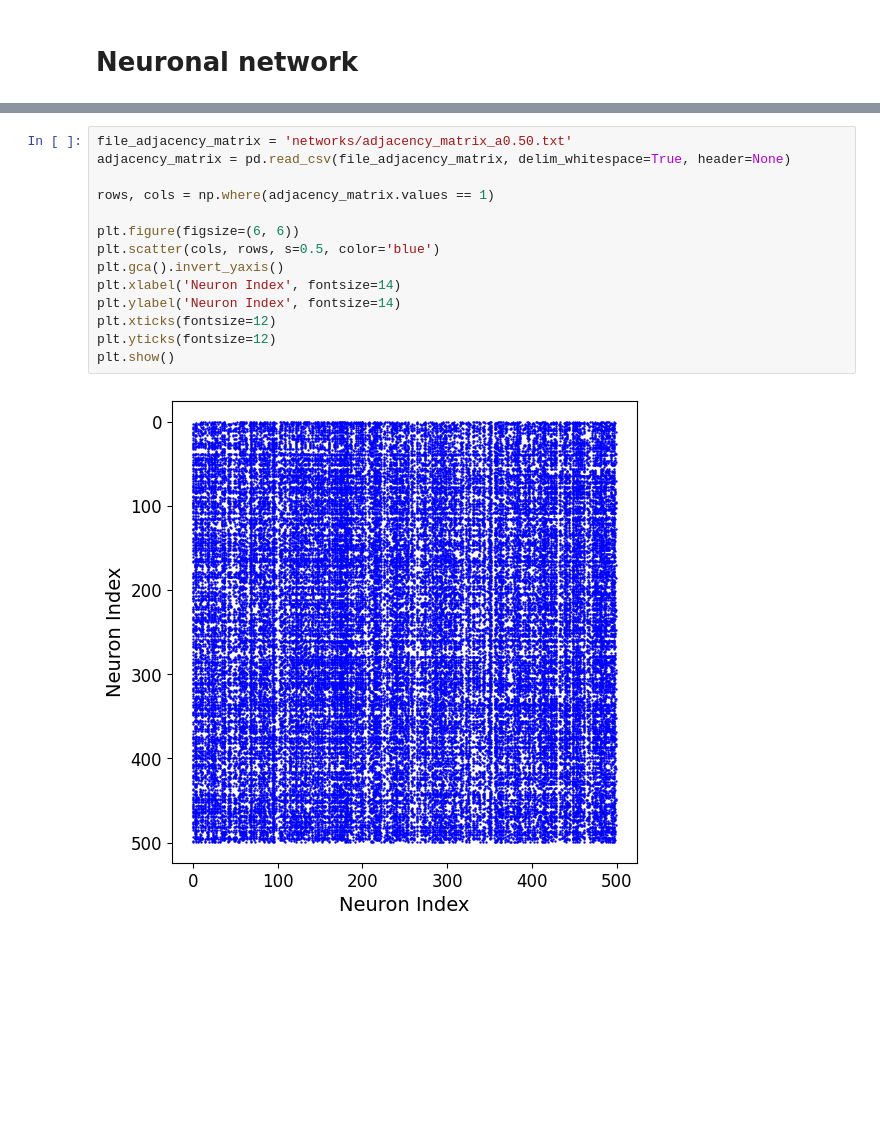
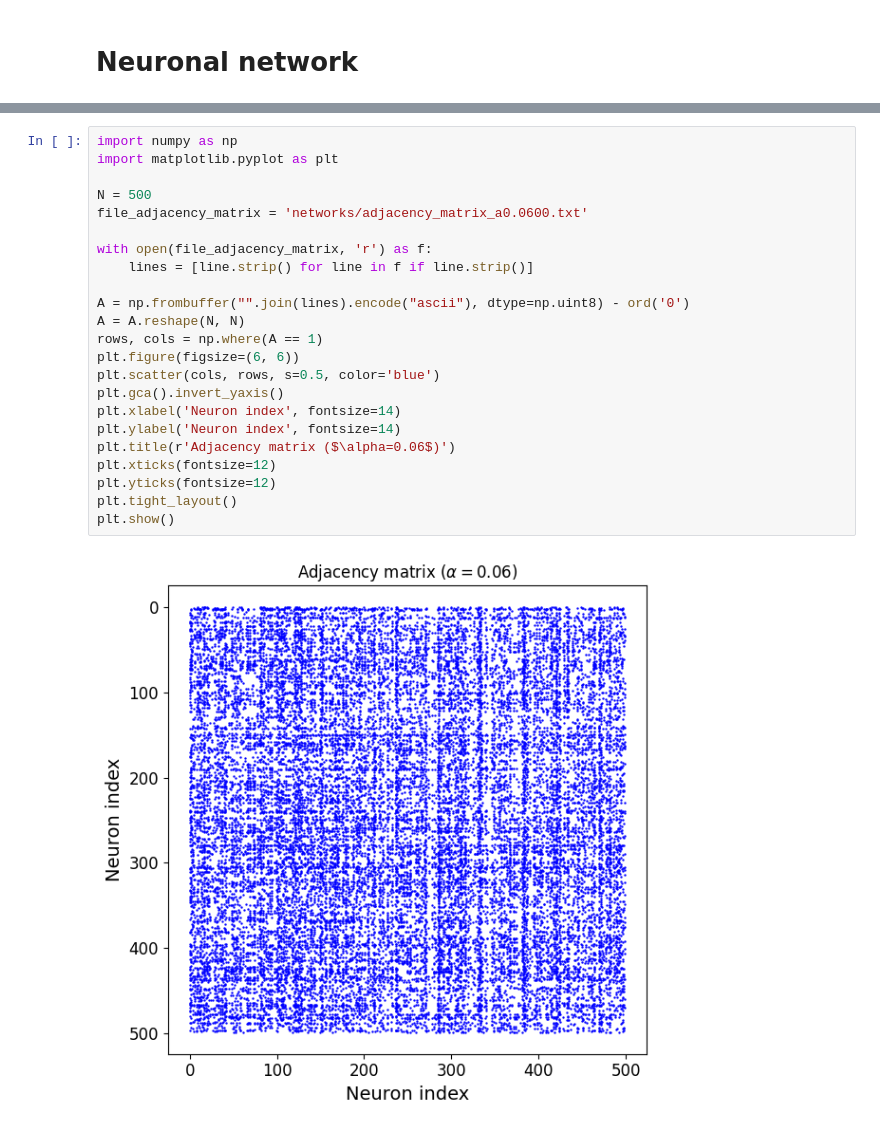
Before and after one commit to underDD/TFM, a Jupyter notebook: plots.ipynb, the cells around one changed output, grey strips where cells are left out. Drawn from its saved outputs; the diff is of its cells as text; blank space fills up the shorter version.

```diff
--- a/plots.ipynb
+++ b/plots.ipynb
@@ -135,19 +76,28 @@ plt.show()
 # %%
-file_adjacency_matrix = 'networks/adjacency_matrix_a0.50.txt'
-adjacency_matrix = pd.read_csv(file_adjacency_matrix, delim_whitespace=True, header=None)
+import numpy as np
+import matplotlib.pyplot as plt
 
-rows, cols = np.where(adjacency_matrix.values == 1)
+N = 500
+file_adjacency_matrix = 'networks/adjacency_matrix_a0.0600.txt'
 
+with open(file_adjacency_matrix, 'r') as f:
+    lines = [line.strip() for line in f if line.strip()]
+
+A = np.frombuffer("".join(lines).encode("ascii"), dtype=np.uint8) - ord('0')
+A = A.reshape(N, N)
+rows, cols = np.where(A == 1)
 plt.figure(figsize=(6, 6))
 plt.scatter(cols, rows, s=0.5, color='blue')
 plt.gca().invert_yaxis()
-plt.xlabel('Neuron Index', fontsize=14)
-plt.ylabel('Neuron Index', fontsize=14)
+plt.xlabel('Neuron index', fontsize=14)
+plt.ylabel('Neuron index', fontsize=14)
+plt.title(r'Adjacency matrix ($\alpha=0.06$)')
 plt.xticks(fontsize=12)
 plt.yticks(fontsize=12)
+plt.tight_layout()
 plt.show()
 # %% [output]
-[figure, old version]
+[figure, new version]
 # %%
 import numpy as np
 import matplotlib.pyplot as plt
```
Also changed, not shown: parts of 7 cells of this notebook, 3 other files.
